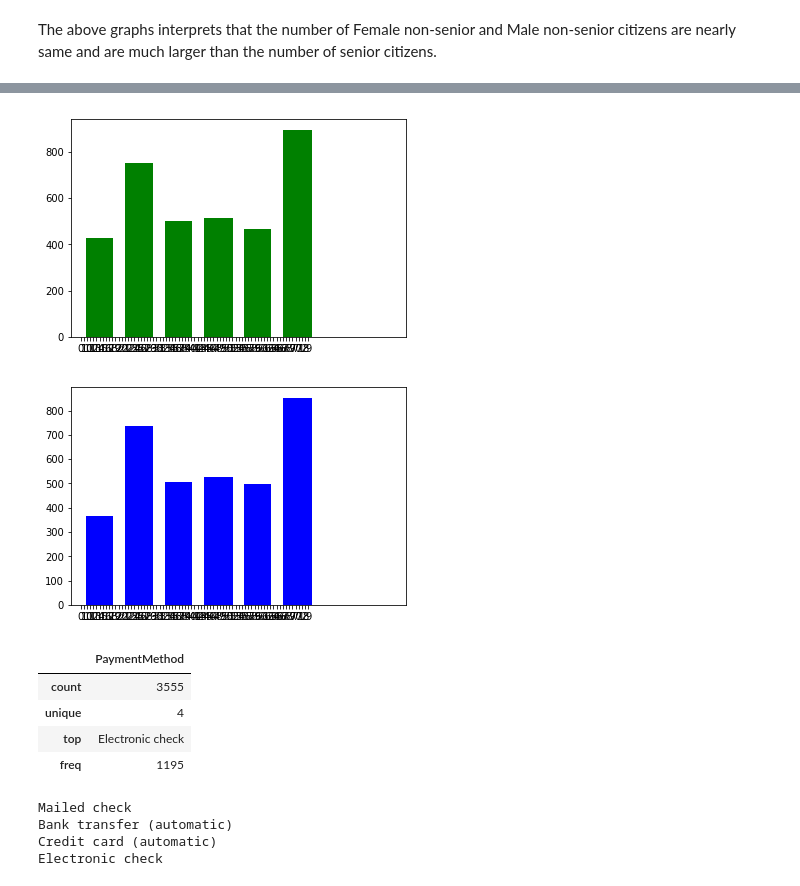
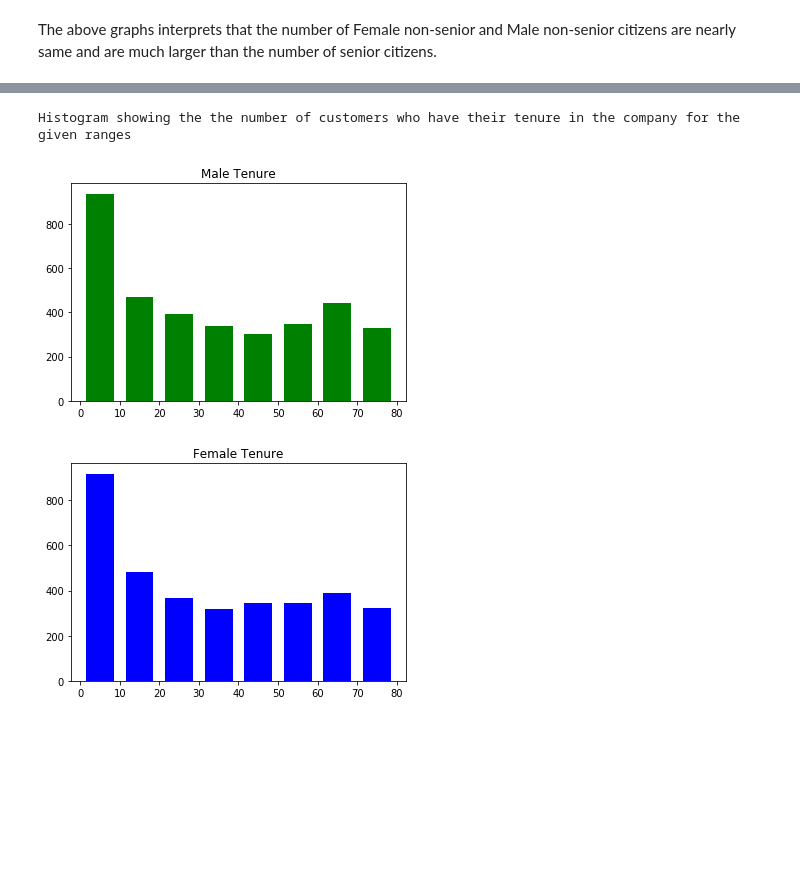
Before and after one commit to adityaprabhat01/eda-taskphase-aditya, a Jupyter notebook: telco_churn.ipynb, the cells around one changed output, grey strips where cells are left out. Drawn from its saved outputs; the diff is of its cells as text; code cells hidden in the pictures; blank space fills up the shorter version.

```diff
--- a/telco_churn.ipynb
+++ b/telco_churn.ipynb
@@ -87,36 +114,24 @@ The median, maximum and minimum monthly charges spent by both male and female cu
 df_male_onlineSecurity = df_male[['OnlineSecurity']]
 df_female_onlineSecurity = df_female[['OnlineSecurity']]
 # %%
-df_male_tenure = df_male[['tenure']]
-df_female_tenure = df_female[['tenure']]
+df_male_tenure = np.array(df_male[['tenure']])
+df_female_tenure = np.array(df_female[['tenure']])
 # %%
-bins = np.linspace(0,100,9, dtype = int)
-plt.hist(df_male_tenure, bins, rwidth = 0.7, color = 'g')
+bins = [0,10,20,30,40,50,60,70,80]
+print("Histogram showing the the number of customers who have their tenure in the company for the given ranges")
+plt.hist(df_male_tenure,bins, rwidth = 0.7, color = 'g')
+plt.title('Male Tenure')
 plt.show()
 plt.hist(df_female_tenure, bins, rwidth = 0.7, color = 'b')
+plt.title('Female Tenure')
 plt.show()
 # %% [output]
+Histogram showing the the number of customers who have their tenure in the company for the given ranges
-[figure, old version]
+[figure, new version]
-[figure, old version]
+[figure, new version]
 # %%
 df_male_PaymentMethod = df_male['PaymentMethod']
 df_female_PaymentMethod = df_female['PaymentMethod']
 male_PaymentMethod = df_male[['PaymentMethod']]
 female_PaymentMethod = df_female[['PaymentMethod']]
-# %%
-male_PaymentMethod.describe()
-# %% [output]
-|  | PaymentMethod |
-| count | 3555 |
-| unique | 4 |
-| top | Electronic check |
-| freq | 1195 |
-# %%
-for w in male_PaymentMethod_unique :
-    print(w)
-# %% [output]
-Mailed check
-Bank transfer (automatic)
-Credit card (automatic)
-Electronic check
 # %%
```
Also changed, not shown: parts of 13 cells of this notebook.
